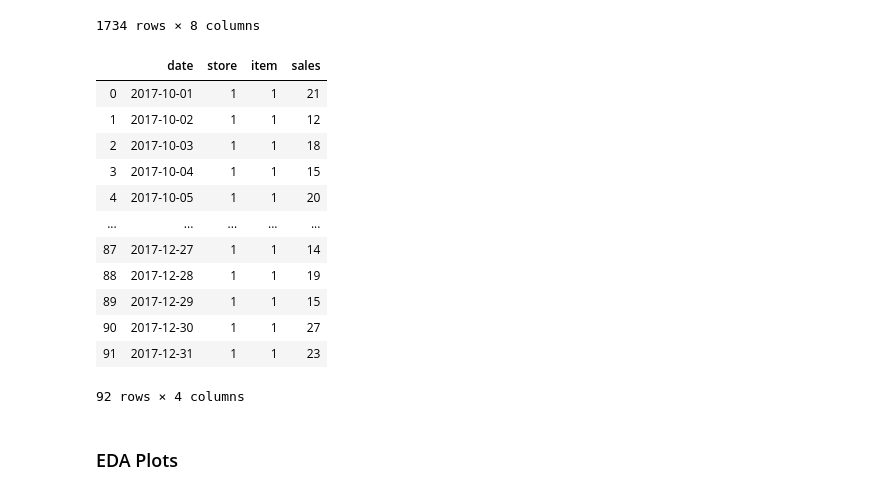
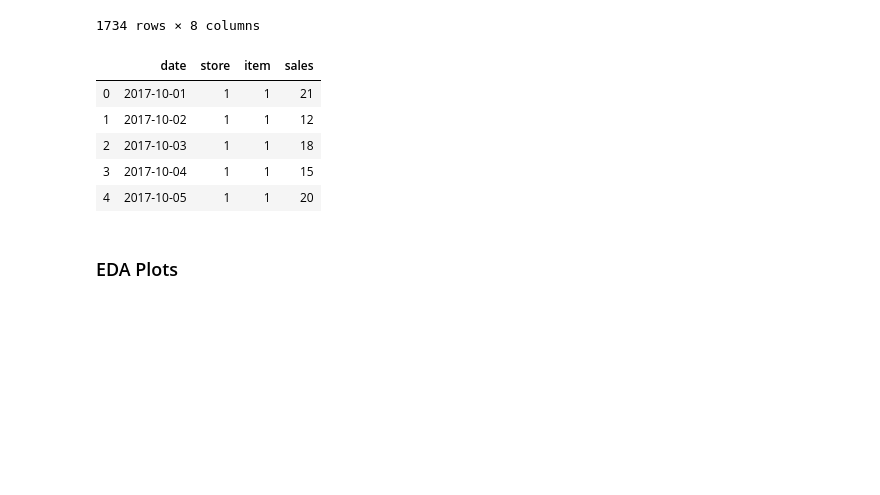
Before and after one commit to akshitvjain/product-sales-forecasting, a Jupyter notebook: notebook-sales-demand-forecasting.ipynb, the cells around one changed output. Drawn from its saved outputs; the diff is of its cells as text; code cells hidden in the pictures; blank space fills up the shorter version.

```diff
--- a/notebook-sales-demand-forecasting.ipynb
+++ b/notebook-sales-demand-forecasting.ipynb
@@ -80,21 +85,14 @@ train_df
 | 1733 | 2017-09-30 | 1 | 1 | 30 | 2017 | 9 | 30 | 5 |
 1734 rows × 8 columns
 # %%
-test_df
+test_df.head()
 # %% [output]
 |  | date | store | item | sales |
 | 0 | 2017-10-01 | 1 | 1 | 21 |
 | 1 | 2017-10-02 | 1 | 1 | 12 |
 | 2 | 2017-10-03 | 1 | 1 | 18 |
 | 3 | 2017-10-04 | 1 | 1 | 15 |
 | 4 | 2017-10-05 | 1 | 1 | 20 |
-| ... | ... | ... | ... | ... |
-| 87 | 2017-12-27 | 1 | 1 | 14 |
-| 88 | 2017-12-28 | 1 | 1 | 19 |
-| 89 | 2017-12-29 | 1 | 1 | 15 |
-| 90 | 2017-12-30 | 1 | 1 | 27 |
-| 91 | 2017-12-31 | 1 | 1 | 23 |
-92 rows × 4 columns
 # %% [markdown]
 ### EDA Plots
 # %%
```
Also changed, not shown: parts of 9 cells of this notebook.
